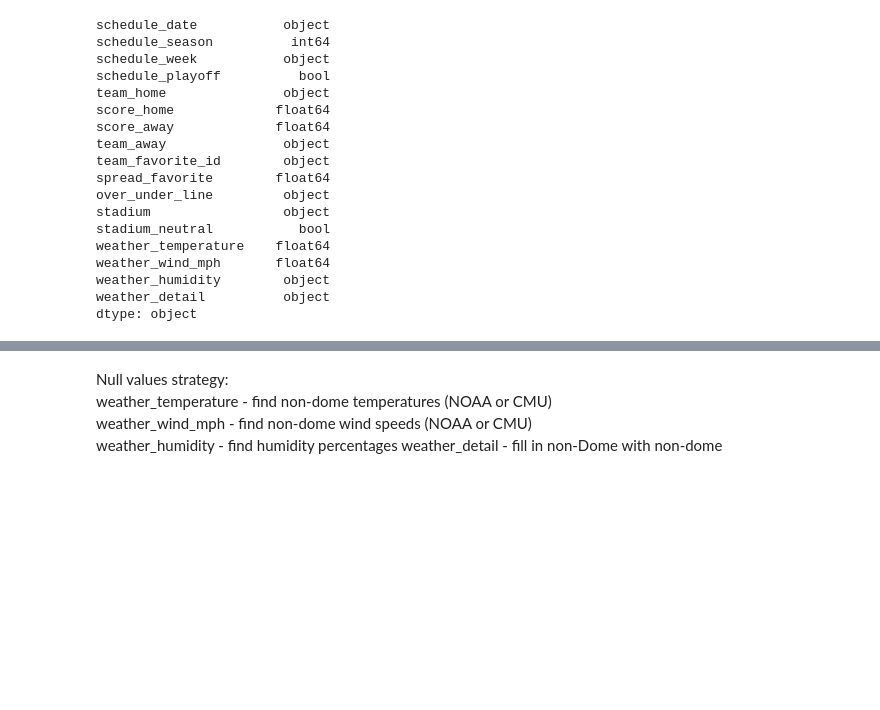
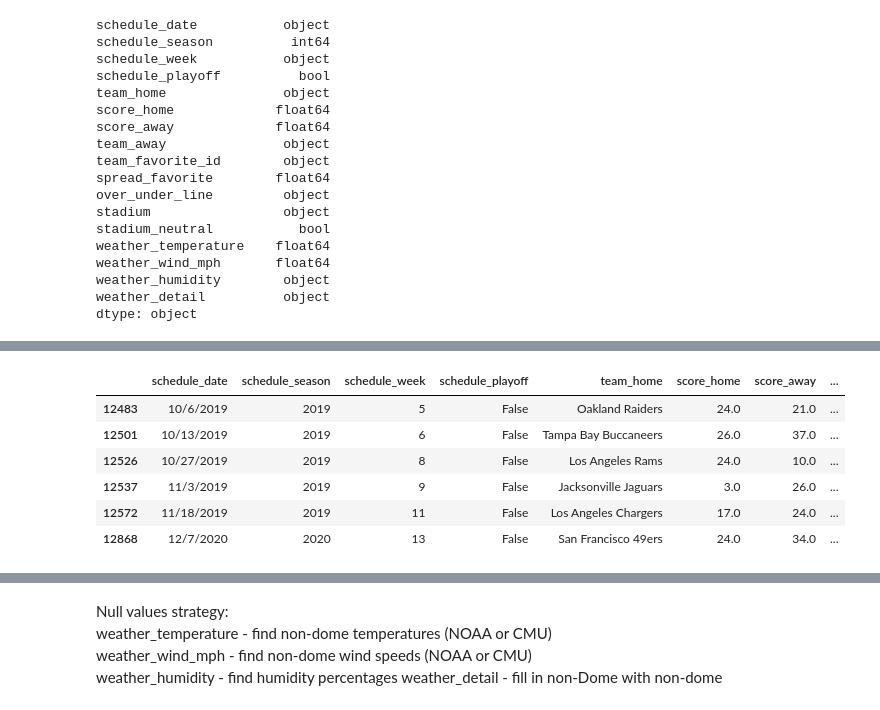
Before and after one commit to oconnorac/Cloudy-with-a-Chance-of-Football, a Jupyter notebook: notebooks/cleaning/tobycrabtree_cleaning.ipynb, the cells around one changed output, grey strips where cells are left out. Drawn from its saved outputs; the diff is of its cells as text; code cells hidden in the pictures; blank space fills up the shorter version.

```diff
--- a/notebooks/cleaning/tobycrabtree_cleaning.ipynb
+++ b/notebooks/cleaning/tobycrabtree_cleaning.ipynb
@@ -206,0 +126,12 @@ msno.matrix(df) # print a missing numbers matrix to show where missing numbers a
+# %%
+df.loc[(df['stadium_neutral'] == True)
+    & (df['schedule_playoff'] == False)
+    & (df['schedule_season'] >= 2019)]
+# %% [output]
+|  | schedule_date | schedule_season | schedule_week | schedule_playoff | team_home | score_home | score_away | ... |
+| 12483 | 10/6/2019 | 2019 | 5 | False | Oakland Raiders | 24.0 | 21.0 | ... |
+| 12501 | 10/13/2019 | 2019 | 6 | False | Tampa Bay Buccaneers | 26.0 | 37.0 | ... |
+| 12526 | 10/27/2019 | 2019 | 8 | False | Los Angeles Rams | 24.0 | 10.0 | ... |
+| 12537 | 11/3/2019 | 2019 | 9 | False | Jacksonville Jaguars | 3.0 | 26.0 | ... |
+| 12572 | 11/18/2019 | 2019 | 11 | False | Los Angeles Chargers | 17.0 | 24.0 | ... |
+| 12868 | 12/7/2020 | 2020 | 13 | False | San Francisco 49ers | 24.0 | 34.0 | ... |
```
Also changed, not shown: parts of 38 cells of this notebook.
